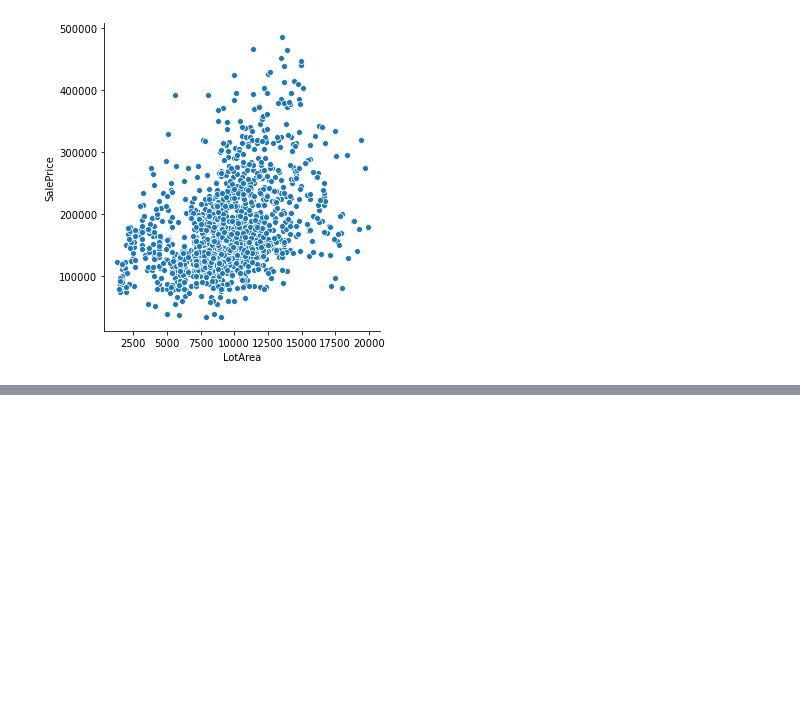
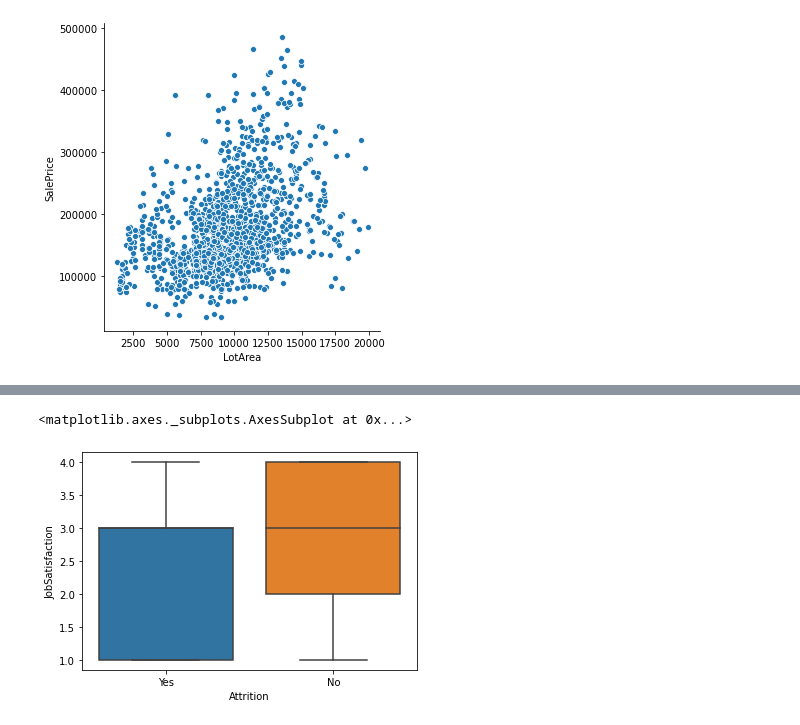
Before and after one commit to dani-bright/learning_python, a Jupyter notebook: data.ipynb, the cells around one changed output, grey strips where cells are left out. Cells and saved outputs as stored; diff of their text form; code cells hidden in the pictures; blank space fills up the shorter version.

```diff
--- a/data.ipynb
+++ b/data.ipynb
@@ -74,0 +77,7 @@ ValueError: The truth value of a Series is ambiguous. Use a.empty, a.bool(), a.i
+# %%
+dt = pd.read_csv('ibm.csv')
+dt.describe()
+sns.boxplot(x='Attrition', y='JobSatisfaction', data=dt)
+# %% [output]
+<matplotlib.axes._subplots.AxesSubplot at 0x...>
+[figure, added]
```
Also changed, not shown: parts of 11 cells of this notebook, 1 other file.
